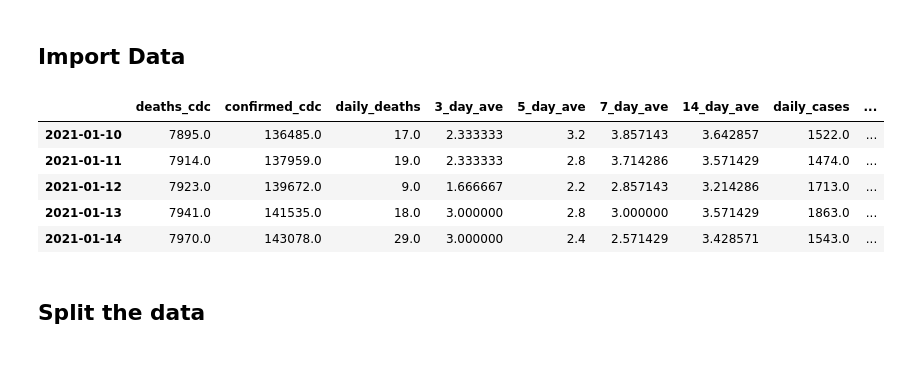
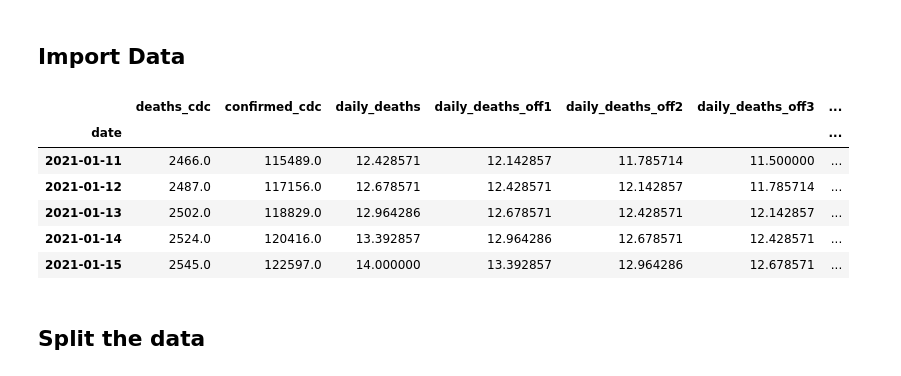
Before and after one commit to JaaLynch/covid, a Jupyter notebook: cov_ts_xgb.ipynb, the cells around one changed output. Cells and saved outputs as stored; diff of their text form; code cells hidden in the pictures.

```diff
--- a/cov_ts_xgb.ipynb
+++ b/cov_ts_xgb.ipynb
@@ -20,52 +18,43 @@ days_offset = 60
 # %%
 # Basic data cleanup
-data = data[data.fips_code == '36047']
+data = data[data.fips_code == '36103'] #36047
 data = data.set_index('date')
 
 data = data[['deaths_cdc','confirmed_cdc']]
 
 max_date = data.index[-1].date().strftime('%Y-%m-%d')
 
-#To create predicting the unknown records
-tmp = pd.date_range(max_date, (data.index[-1].date() + timedelta(days=days_offset)).strftime('%Y-%m-%d'), freq='D')
-tmp = pd.DataFrame(
-    { 'deaths_cdc' : 0 , 'confirmed_cdc' : 0 },
-    index=tmp)
+data['daily_deaths'] = data.deaths_cdc.diff().rolling(window=28).mean()
+#data['daily_deaths'] = data.deaths_cdc.rolling(window=7).mean()
+data['daily_deaths_off1'] =  data.daily_deaths.shift(periods=1)
+data['daily_deaths_off2'] =  data.daily_deaths.shift(periods=2)
+data['daily_deaths_off3'] =  data.daily_deaths.shift(periods=3)
+data['daily_deaths_off4'] =  data.daily_deaths.shift(periods=4)
 
-#append tmp to data
-data = data.append(tmp)
+#data['daily_cases'] = data.confirmed_cdc.diff().rolling(window=28).mean()
+#data['daily_cases_off1'] =  data.daily_cases.shift(periods=1)
+#data['daily_cases_off2'] =  data.daily_cases.shift(periods=2)
+#data['daily_cases_off3'] =  data.daily_cases.shift(periods=3)
+#data['daily_cases_off4'] =  data.daily_cases.shift(periods=4)
 
-data['daily_deaths'] = data.deaths_cdc.diff()
-data['3_day_ave'] =  data.daily_deaths.rolling(window=3).mean().shift(periods=days_offset)
-data['5_day_ave'] =  data.daily_deaths.rolling(window=5).mean().shift(periods=days_offset)
-data['7_day_ave'] =  data.daily_deaths.rolling(window=7).mean().shift(periods=days_offset)
-data['14_day_ave'] =  data.daily_deaths.rolling(window=14).mean().shift(periods=days_offset)
 
-data['daily_cases'] = data.confirmed_cdc.diff()
-data['3_day_case_ave'] =  data.daily_cases.rolling(window=3).mean().shift(periods=days_offset)
-data['5_day_case_ave'] =  data.daily_cases.rolling(window=5).mean().shift(periods=days_offset)
-data['7_day_case_ave'] =  data.daily_cases.rolling(window=7).mean().shift(periods=days_offset)
-data['14_day_case_ave'] =  data.daily_cases.rolling(window=14).mean().shift(periods=days_offset)
-
-data['pred_deaths'] = data.daily_deaths.rolling(window=7).mean()
+data['pred_deaths'] = data.daily_deaths
 
 data.sort_index(inplace=True)
 data = data.dropna()
 
 # For debugging
 df = pd.DataFrame(data)
 
-# Remove back off the unknown records
-data = data[data.index < max_date]
-
 data.tail()
 # %% [output]
-|  | deaths_cdc | confirmed_cdc | daily_deaths | 3_day_ave | 5_day_ave | 7_day_ave | 14_day_ave | daily_cases | ... |
-| 2021-01-10 | 7895.0 | 136485.0 | 17.0 | 2.333333 | 3.2 | 3.857143 | 3.642857 | 1522.0 | ... |
-| 2021-01-11 | 7914.0 | 137959.0 | 19.0 | 2.333333 | 2.8 | 3.714286 | 3.571429 | 1474.0 | ... |
-| 2021-01-12 | 7923.0 | 139672.0 | 9.0 | 1.666667 | 2.2 | 2.857143 | 3.214286 | 1713.0 | ... |
-| 2021-01-13 | 7941.0 | 141535.0 | 18.0 | 3.000000 | 2.8 | 3.000000 | 3.571429 | 1863.0 | ... |
-| 2021-01-14 | 7970.0 | 143078.0 | 29.0 | 3.000000 | 2.4 | 2.571429 | 3.428571 | 1543.0 | ... |
+|  | deaths_cdc | confirmed_cdc | daily_deaths | daily_deaths_off1 | daily_deaths_off2 | daily_deaths_off3 | ... |
+| date |  |  |  |  |  |  | ... |
+| 2021-01-11 | 2466.0 | 115489.0 | 12.428571 | 12.142857 | 11.785714 | 11.500000 | ... |
+| 2021-01-12 | 2487.0 | 117156.0 | 12.678571 | 12.428571 | 12.142857 | 11.785714 | ... |
+| 2021-01-13 | 2502.0 | 118829.0 | 12.964286 | 12.678571 | 12.428571 | 12.142857 | ... |
+| 2021-01-14 | 2524.0 | 120416.0 | 13.392857 | 12.964286 | 12.678571 | 12.428571 | ... |
+| 2021-01-15 | 2545.0 | 122597.0 | 14.000000 | 13.392857 | 12.964286 | 12.678571 | ... |
 # %% [markdown]
 ## Split the data
 # %%
```
Also changed, not shown: parts of 17 cells of this notebook.
